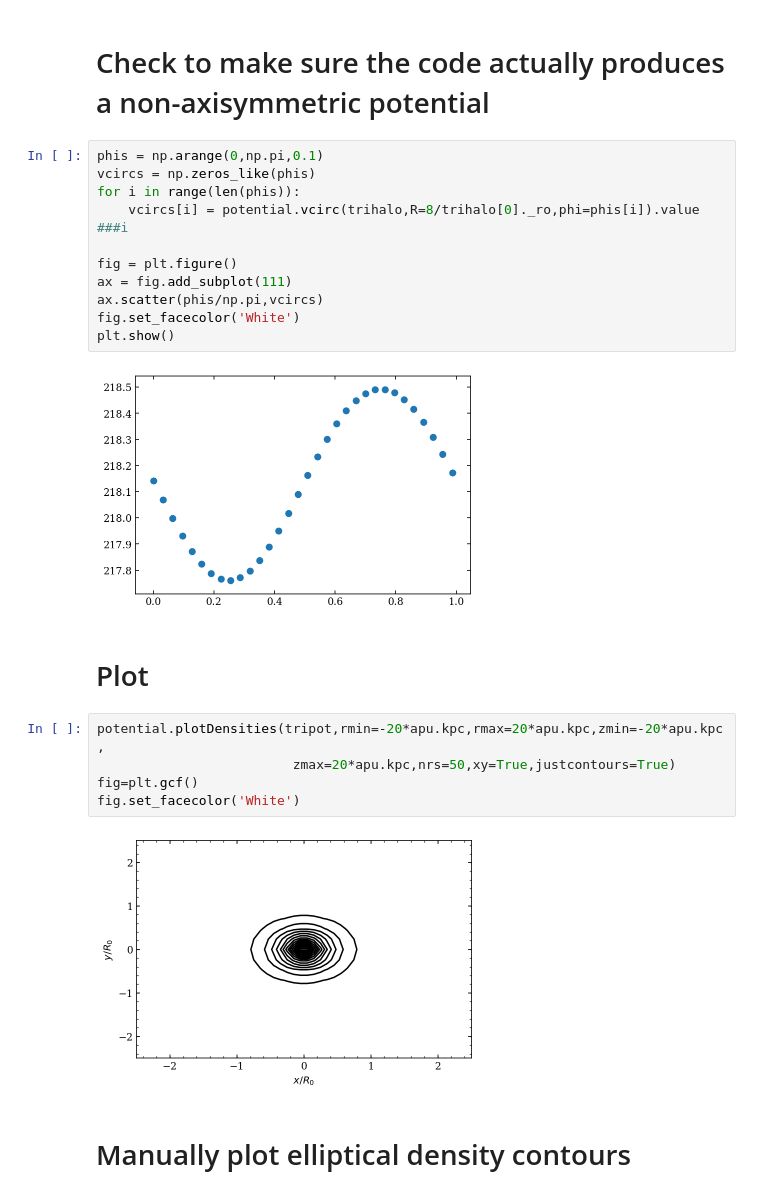
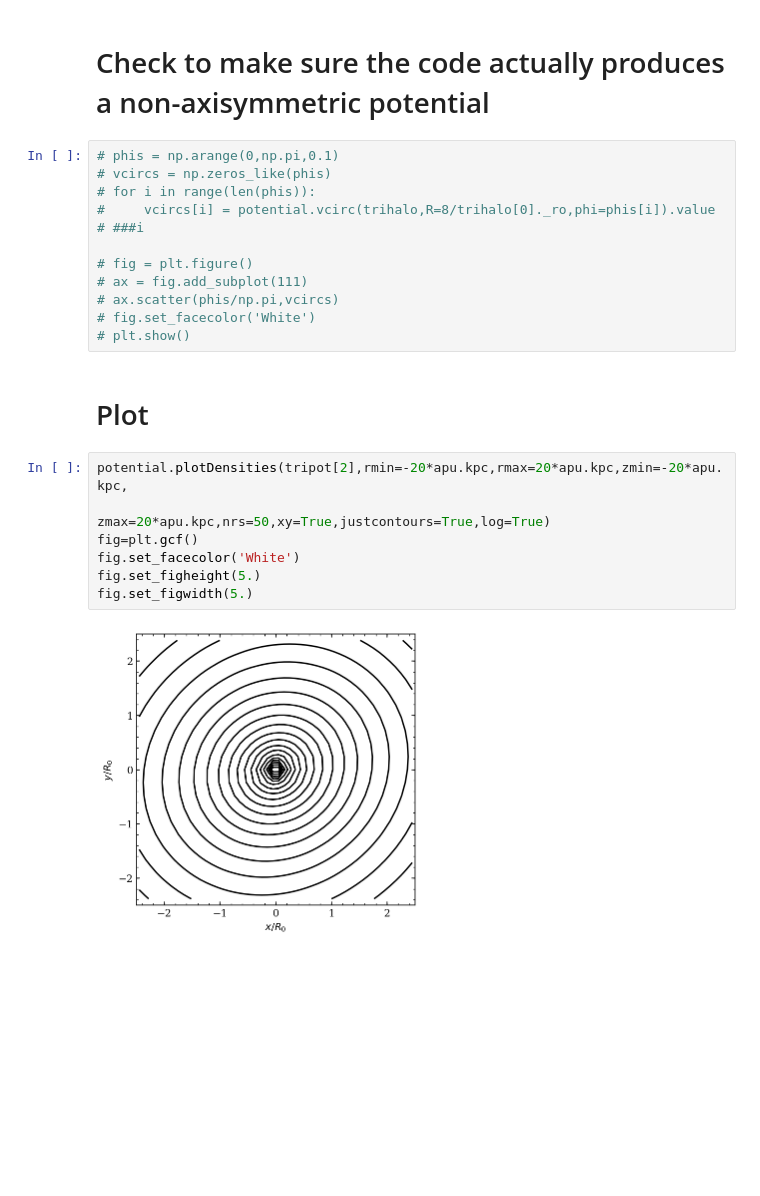
Before and after one commit to jamesmlane/AST1501, a Jupyter notebook: notebooks/10-visualize/visualize_triaxial_halo.ipynb, the cells around one changed output. Saved outputs shown, nothing was run; the diff lists cells and outputs as text; blank space fills up the shorter version.

Commit message:
Fix triaxial halo visualization code

```diff
--- a/notebooks/10-visualize/visualize_triaxial_halo.ipynb
+++ b/notebooks/10-visualize/visualize_triaxial_halo.ipynb
@@ -63,27 +63,25 @@ potential.turn_physical_off(tripot)
 # %% [markdown]
 # Check to make sure the code actually produces a non-axisymmetric potential
 # %%
-phis = np.arange(0,np.pi,0.1)
-vcircs = np.zeros_like(phis)
-for i in range(len(phis)):
-    vcircs[i] = potential.vcirc(trihalo,R=8/trihalo[0]._ro,phi=phis[i]).value
-###i
+# phis = np.arange(0,np.pi,0.1)
+# vcircs = np.zeros_like(phis)
+# for i in range(len(phis)):
+#     vcircs[i] = potential.vcirc(trihalo,R=8/trihalo[0]._ro,phi=phis[i]).value
+# ###i
 
-fig = plt.figure()
-ax = fig.add_subplot(111)
-ax.scatter(phis/np.pi,vcircs)
-fig.set_facecolor('White')
-plt.show()
+# fig = plt.figure()
+# ax = fig.add_subplot(111)
+# ax.scatter(phis/np.pi,vcircs)
+# fig.set_facecolor('White')
+# plt.show()
-# %% [output]
-[figure, removed]
 # %% [markdown]
 # Plot
 # %%
-potential.plotDensities(tripot,rmin=-20*apu.kpc,rmax=20*apu.kpc,zmin=-20*apu.kpc,
-                         zmax=20*apu.kpc,nrs=50,xy=True,justcontours=True)
+potential.plotDensities(tripot[2],rmin=-20*apu.kpc,rmax=20*apu.kpc,zmin=-20*apu.kpc,
+                         zmax=20*apu.kpc,nrs=50,xy=True,justcontours=True,log=True)
 fig=plt.gcf()
 fig.set_facecolor('White')
+fig.set_figheight(5.)
+fig.set_figwidth(5.)
 # %% [output]
-[figure, old version]
+[figure, new version]
-# %% [markdown]
-# Manually plot elliptical density contours
```
Also changed, not shown: parts of 2 cells of this notebook.
